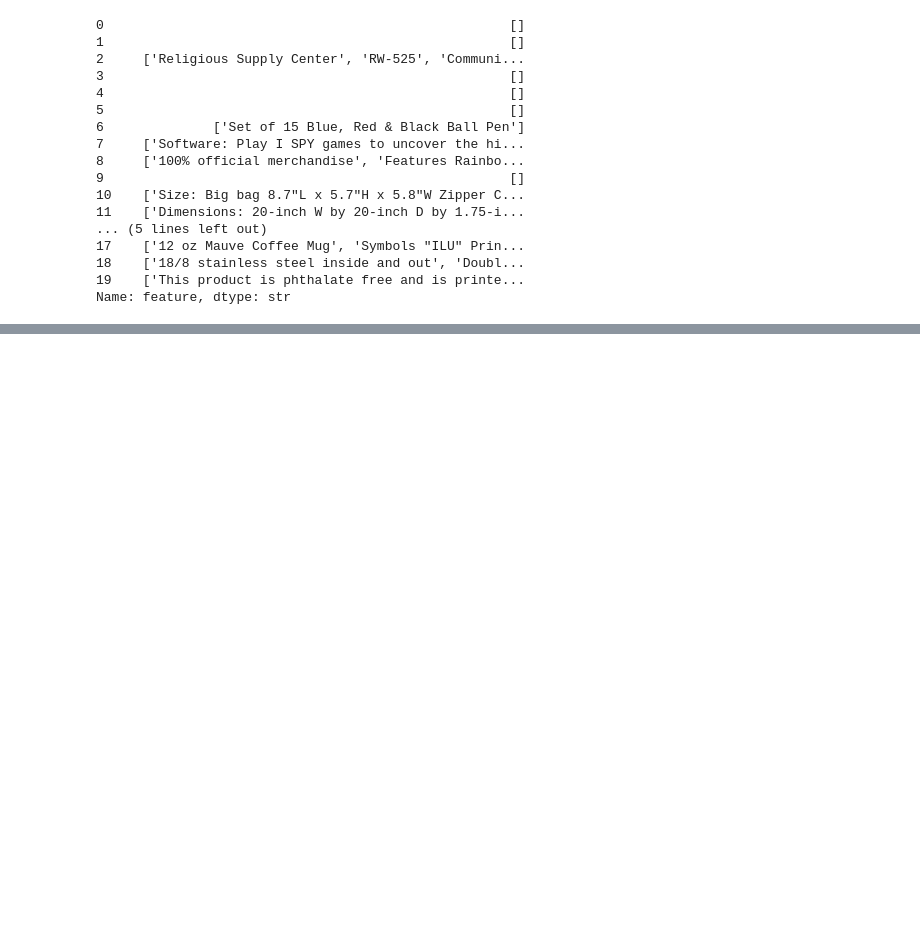
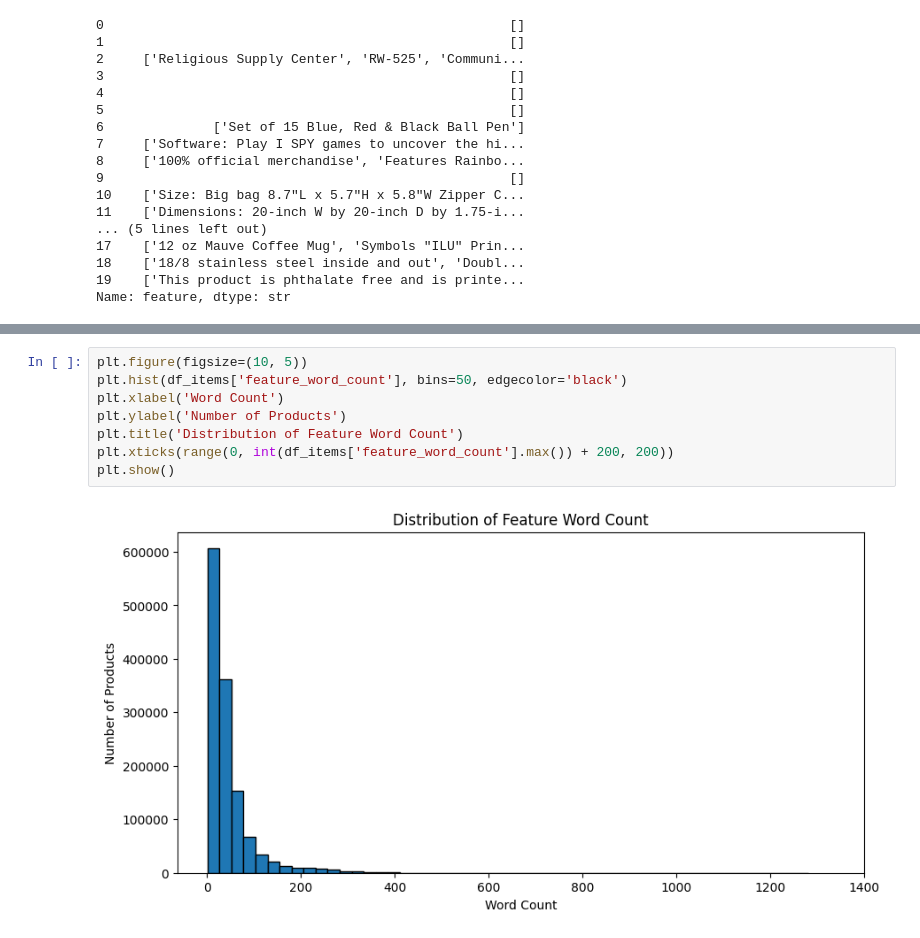
Before and after one commit to flamesmith/RecSystem, a Jupyter notebook: notebooks/analyze_features.ipynb, the cells around one changed output, grey strips where cells are left out. Drawn from its saved outputs; the diff is of its cells as text; blank space fills up the shorter version.

```diff
--- a/notebooks/analyze_features.ipynb
+++ b/notebooks/analyze_features.ipynb
@@ -307,0 +368,10 @@ Name: feature, dtype: str
+# %%
+plt.figure(figsize=(10, 5))
+plt.hist(df_items['feature_word_count'], bins=50, edgecolor='black')
+plt.xlabel('Word Count')
+plt.ylabel('Number of Products')
+plt.title('Distribution of Feature Word Count')
+plt.xticks(range(0, int(df_items['feature_word_count'].max()) + 200, 200))
+plt.show()
+# %% [output]
+[figure, added]
```
Also changed, not shown: parts of 10 cells of this notebook, 4 other files.
